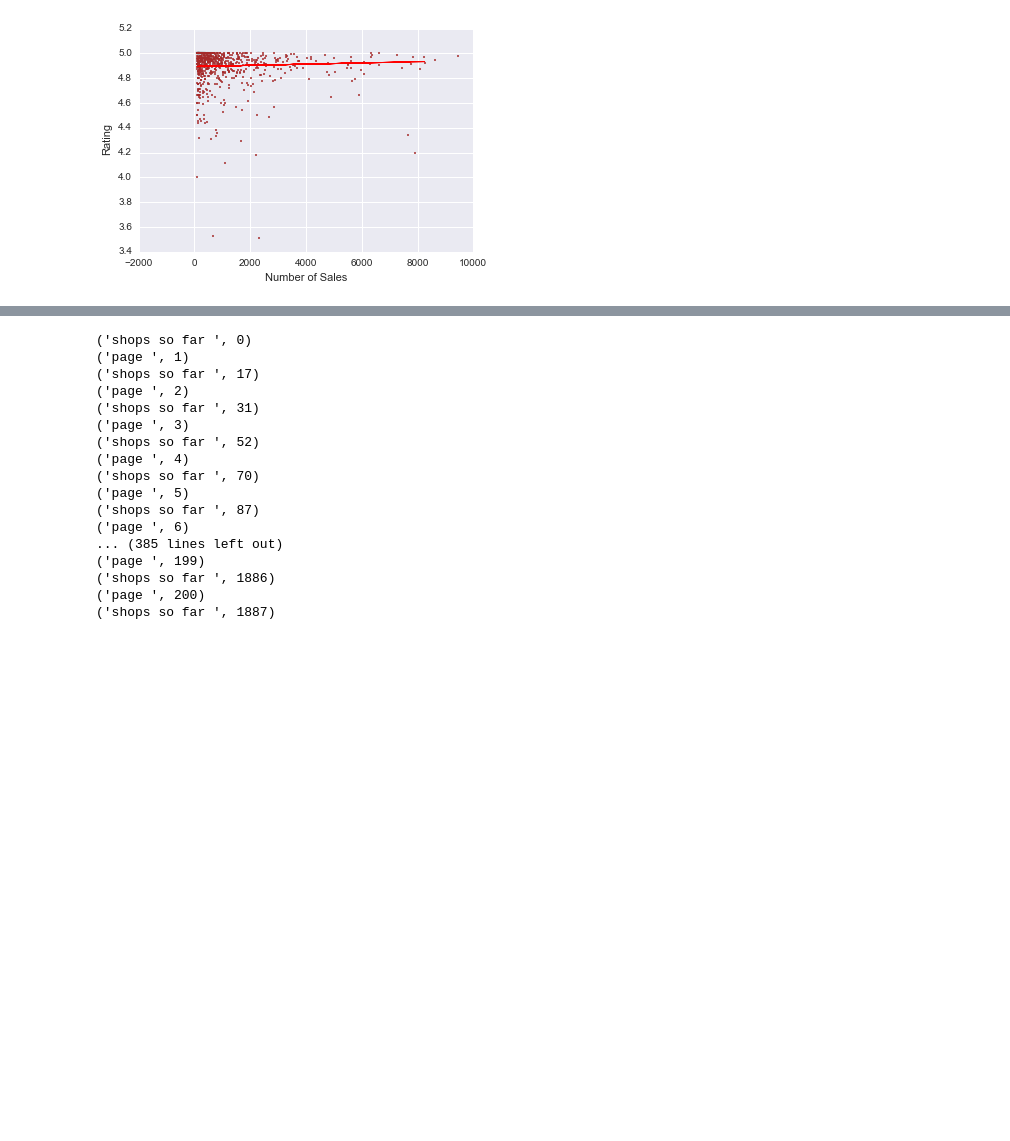
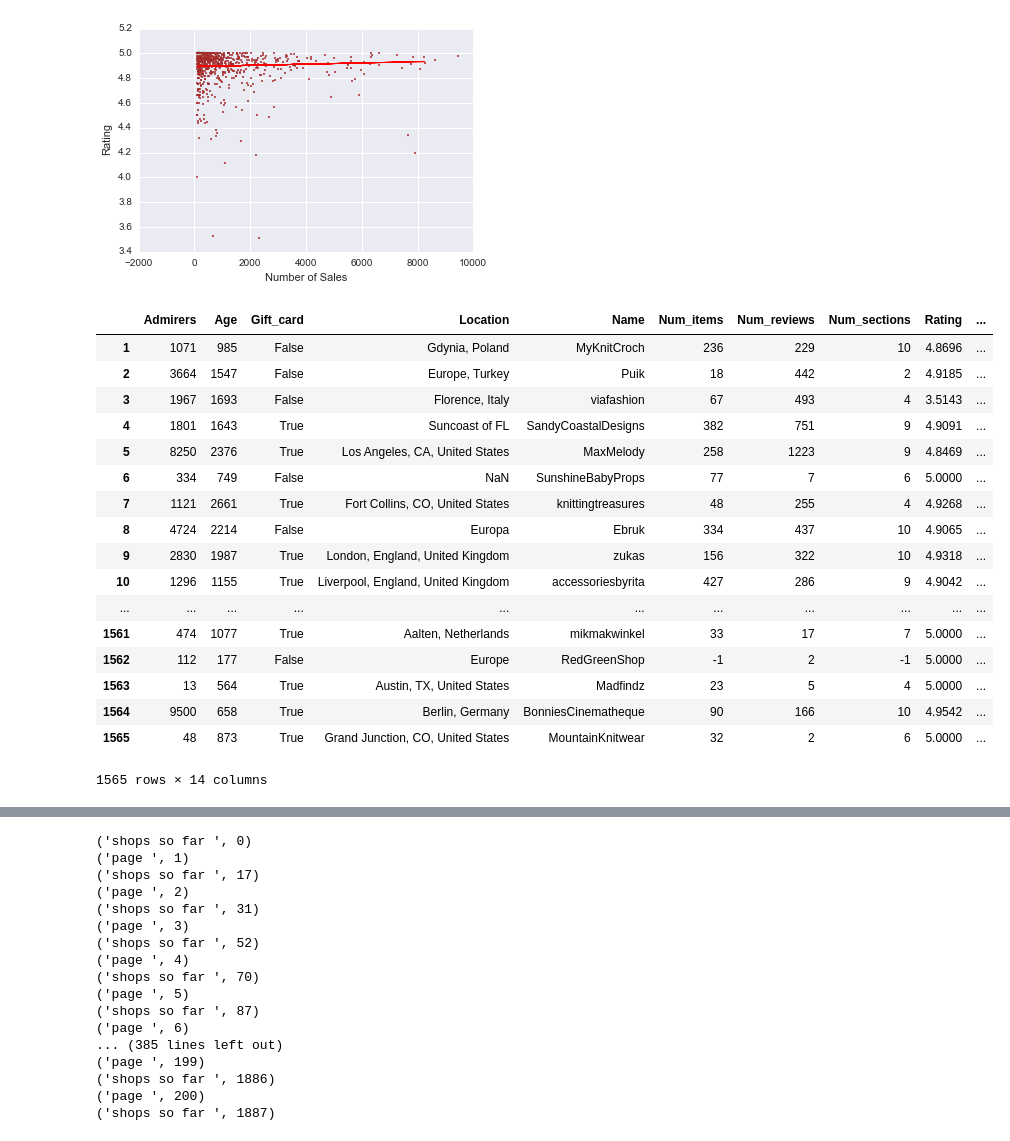
Before and after one commit to taniapapandrea/spring-2015-homeworks, a Jupyter notebook: submissions/Homework-6/6.Etsy-Shops.ipynb, the cells around one changed output, grey strips where cells are left out. Saved outputs shown, nothing was run; the diff lists cells and outputs as text; code cells hidden in the pictures; blank space fills up the shorter version.

```diff
--- a/submissions/Homework-6/6.Etsy-Shops.ipynb
+++ b/submissions/Homework-6/6.Etsy-Shops.ipynb
@@ -594,3 +609,28 @@ Parameters: Sales    0.001597
 dtype: float64
 [<matplotlib.lines.Line2D at 0x...>]
 [figure]
+# %%
+df
+df['Percent_admirers'] = df.Admirers / df.Sales
+df['Percent_reviews'] = df.Num_reviews / df.Sales
+df['Rating_points'] = df.Percent_reviews * df.Rating
+df
+# %% [output]
+|  | Admirers | Age | Gift_card | Location | Name | Num_items | Num_reviews | Num_sections | Rating | ... |
+| 1 | 1071 | 985 | False | Gdynia, Poland | MyKnitCroch | 236 | 229 | 10 | 4.8696 | ... |
+| 2 | 3664 | 1547 | False | Europe, Turkey | Puik | 18 | 442 | 2 | 4.9185 | ... |
+| 3 | 1967 | 1693 | False | Florence, Italy | viafashion | 67 | 493 | 4 | 3.5143 | ... |
+| 4 | 1801 | 1643 | True | Suncoast of FL | SandyCoastalDesigns | 382 | 751 | 9 | 4.9091 | ... |
+| 5 | 8250 | 2376 | True | Los Angeles, CA, United States | MaxMelody | 258 | 1223 | 9 | 4.8469 | ... |
+| 6 | 334 | 749 | False | NaN | SunshineBabyProps | 77 | 7 | 6 | 5.0000 | ... |
+| 7 | 1121 | 2661 | True | Fort Collins, CO, United States | knittingtreasures | 48 | 255 | 4 | 4.9268 | ... |
+| 8 | 4724 | 2214 | False | Europa | Ebruk | 334 | 437 | 10 | 4.9065 | ... |
+| 9 | 2830 | 1987 | True | London, England, United Kingdom | zukas | 156 | 322 | 10 | 4.9318 | ... |
+| 10 | 1296 | 1155 | True | Liverpool, England, United Kingdom | accessoriesbyrita | 427 | 286 | 9 | 4.9042 | ... |
+| ... | ... | ... | ... | ... | ... | ... | ... | ... | ... | ... |
+| 1561 | 474 | 1077 | True | Aalten, Netherlands | mikmakwinkel | 33 | 17 | 7 | 5.0000 | ... |
+| 1562 | 112 | 177 | False | Europe | RedGreenShop | -1 | 2 | -1 | 5.0000 | ... |
+| 1563 | 13 | 564 | True | Austin, TX, United States | Madfindz | 23 | 5 | 4 | 5.0000 | ... |
+| 1564 | 9500 | 658 | True | Berlin, Germany | BonniesCinematheque | 90 | 166 | 10 | 4.9542 | ... |
+| 1565 | 48 | 873 | True | Grand Junction, CO, United States | MountainKnitwear | 32 | 2 | 6 | 5.0000 | ... |
+1565 rows × 14 columns
```
Also changed, not shown: parts of 7 cells of this notebook.
